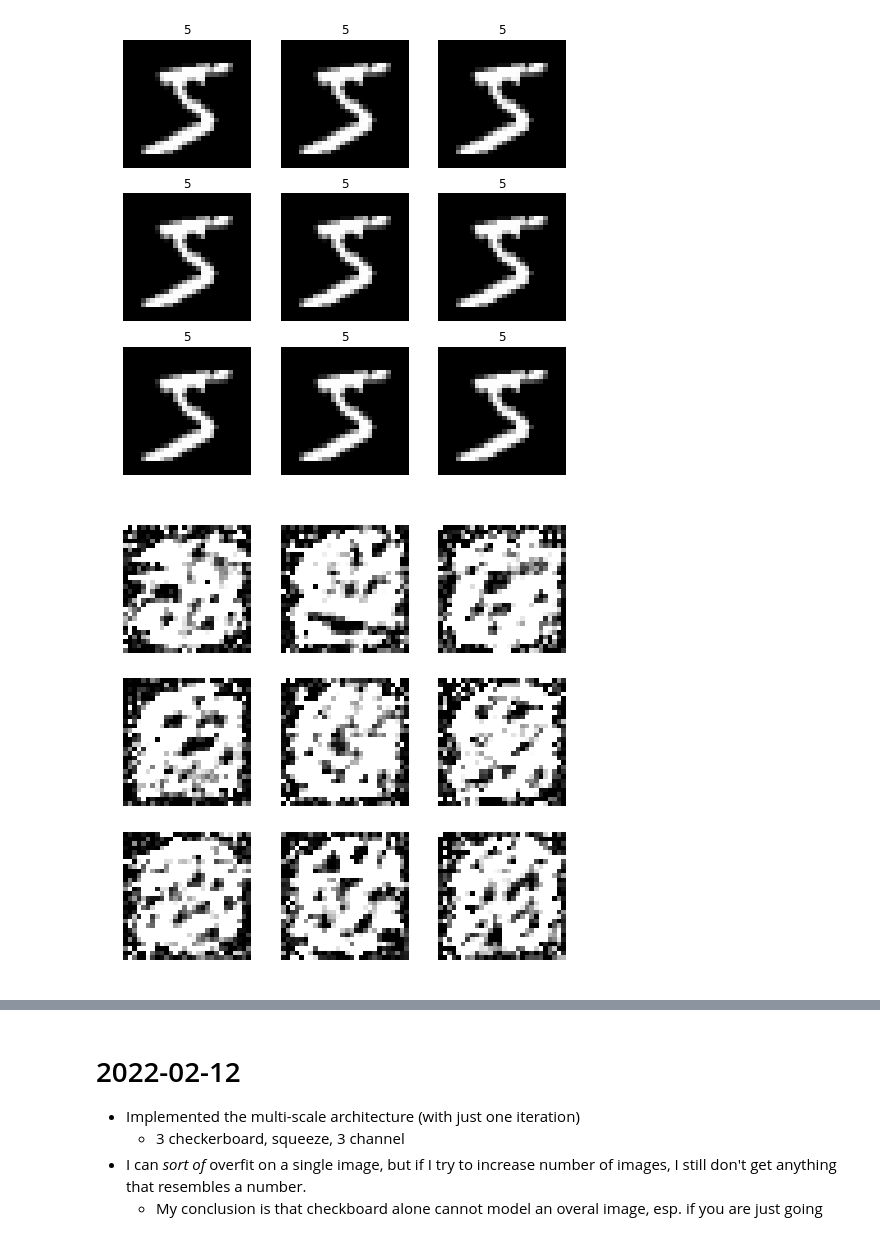
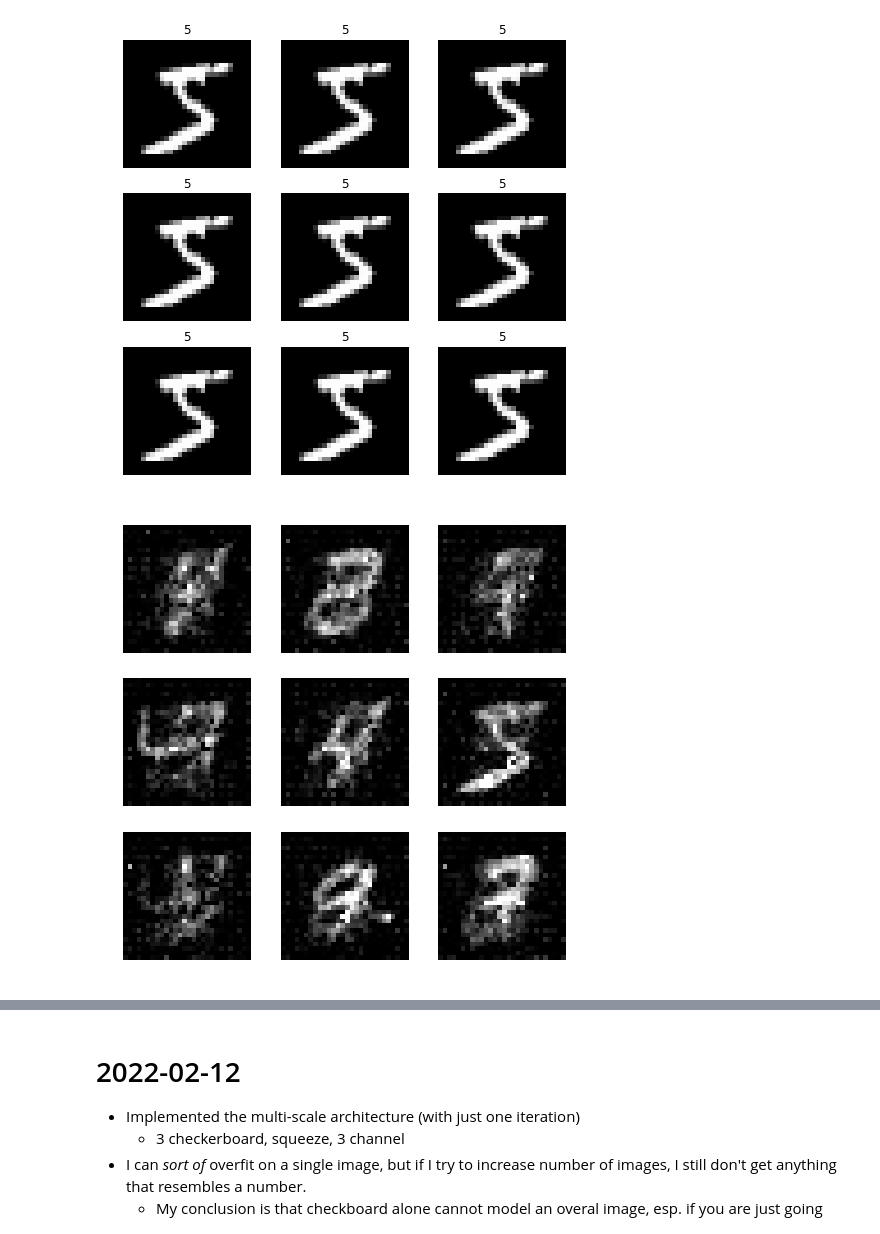
Before and after one commit to bjlkeng/sandbox, a Jupyter notebook: realnvp/pytorch-realnvp-mnist.ipynb, the cells around one changed output, grey strips where cells are left out. Drawn from its saved outputs; the diff is of its cells as text; code cells hidden in the pictures.

```diff
--- a/realnvp/pytorch-realnvp-mnist.ipynb
+++ b/realnvp/pytorch-realnvp-mnist.ipynb
@@ -324,7 +393,7 @@ def train_loop(dataloader, model, loss_fn, optimizer, report_iters=10, num_pixel
             print(f"loss: {loss:.2f}; {loss / num_pixels / np.log(2):>.2f}  [{current:>5d}/{size:>5d}]")
 
         # FIX ME
-        if batch >= 10:
+        if batch >= 0:
             break
 
 def test_loop(dataloader, model, loss_fn, num_pixels=28*28):
@@ -344,12 +413,14 @@ def test_loop(dataloader, model, loss_fn, num_pixels=28*28):
     test_loss /= num_batches
     print(f"Test Error: \n Avg loss: {test_loss:.2f}; {test_loss / num_pixels / np.log(2):.2f} \n")
 # %%
-learning_rate = 0.001
-batch_size = 100
-epochs = 200
+learning_rate = 0.01
+batch_size = 10
+epochs = 300
 
-model = NormalizingFlowMNist(6, 64).to(device)
+model = NormalizingFlowMNist(12, 96).to(device)
 optimizer = torch.optim.Adam(model.parameters(), lr=learning_rate)
+scheduler = torch.optim.lr_scheduler.StepLR(optimizer, step_size=50, gamma=0.4)
+
 
 train_loader = DataLoader(train_dataset, batch_size=batch_size, shuffle=False) #shuffle=True)
 test_loader = DataLoader(test_dataset, batch_size=batch_size,  shuffle=False) #shuffle=True)
@@ -362,6 +433,8 @@ for t in range(epochs):
     # TODO FIX ME
     #test_loop(test_loader, model, loss_fn)
 
+    scheduler.step()
+
 print("Done!")
 # %% [output]
 Epoch 1
@@ -405,12 +481,13 @@ tensor(False, device='cuda:0')
 # %%
 print(diff.shape)
 
-for i in range(100):
-    if torch.any(torch.abs(diff[i]) > 1e-4):
+for i in range(batch_size):
+    if torch.any(torch.abs(diff[i]) > 1 / 255):
         #print(diff[i])
         for j in range(28):
             for k in range(28):
-                if torch.any(torch.abs(diff[i, 0, j, k]) > 1e-4):
+                if torch.any(torch.abs(diff[i, 0, j, k]) > 1 / 255):
                     print(i, 1, j, k, diff[i, 0, j, k].cpu().numpy())
+                    break
         break
 # %% [output]
@@ -449,6 +526,6 @@ plt.show()
 # %%
 model.eval()
 with torch.no_grad():
-    X = torch.Tensor(torch.randn((1, 4, 14, 14))).to(device)
+    X = torch.Tensor(torch.randn((1, 28 * 28 * 1))).to(device)
     Y = model(X)
     samples = post_process(Y).cpu().numpy()
@@ -460,20 +532,20 @@ with torch.no_grad():
 # %%
 model.eval()
 
 cols, rows = 3, 3
 with torch.no_grad():
-    X = torch.Tensor(torch.normal(torch.zeros(cols * rows, 4, 14, 14),
-                                  torch.ones(cols * rows, 4, 14, 14))).to(device)
-    #X = torch.Tensor(torch.zeros(cols * rows, 4, 14, 14)).to(device)
+    X = torch.Tensor(torch.normal(torch.zeros(cols * rows, 28 * 28 * 1),
+                                  torch.ones(cols * rows, 28 * 28 * 1))).to(device)
+    #X = torch.Tensor(torch.zeros(cols * rows, 28 * 28 * 1)).to(device)
     Y = model(X)
     samples = post_process(Y).cpu().numpy()
 
 figure = plt.figure(figsize=(8, 8))
 for i in range(1, cols * rows + 1):
     img = samples[i - 1]
     figure.add_subplot(rows, cols, i)
     plt.axis("off")
     plt.imshow(img.squeeze(), cmap="gray")
 plt.show()
 # %% [output]
-[figure, old version]
+[figure, new version]
```
Also changed, not shown: parts of 14 cells of this notebook.
